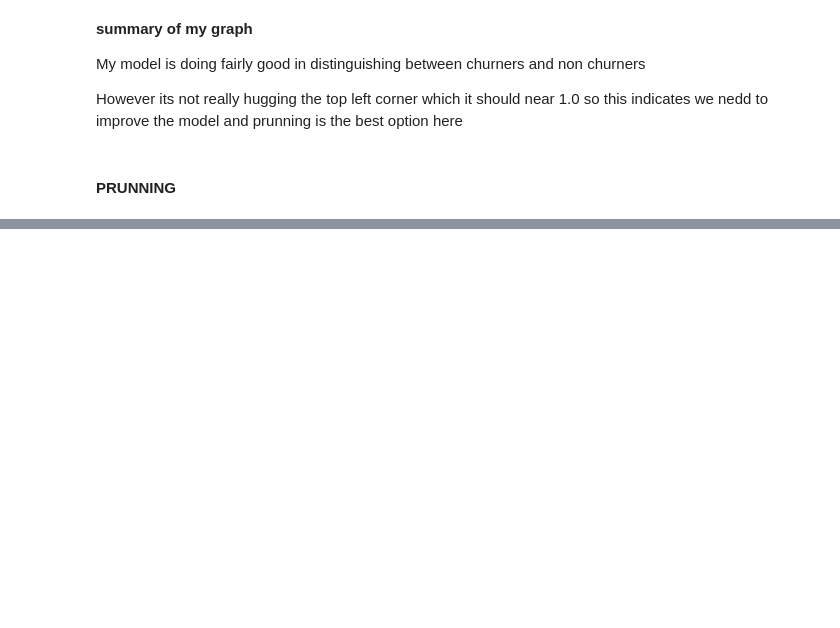
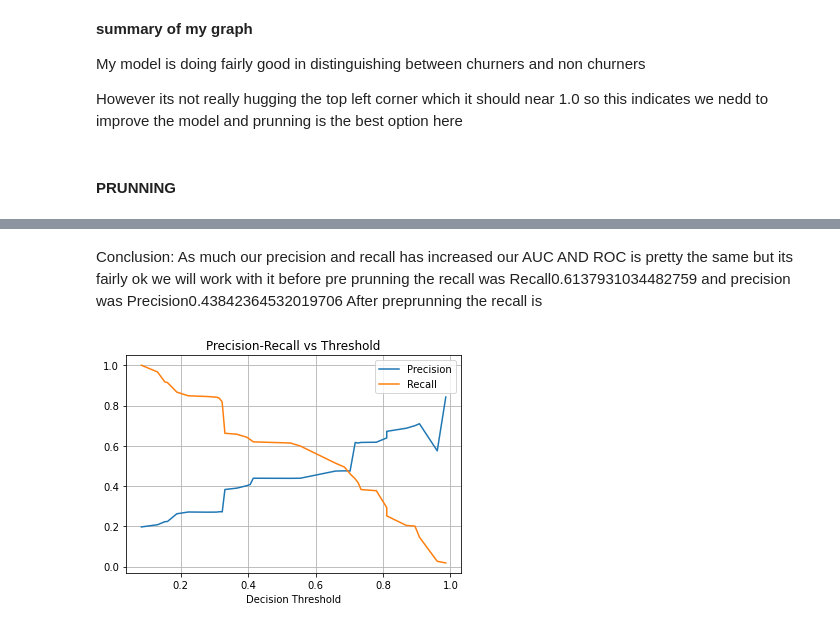
Before and after one commit to justicee-dev/bank-churn, a Jupyter notebook: Project.ipynb, the cells around one changed output, grey strips where cells are left out. Drawn from its saved outputs; the diff is of its cells as text; code cells hidden in the pictures; blank space fills up the shorter version.

```diff
--- a/Project.ipynb
+++ b/Project.ipynb
@@ -653,0 +657,10 @@ However its not really hugging the top left corner which it should near 1.0 so t
+# %%
+tree_m=DecisionTreeClassifier(max_depth=5,   # reduce the depth to 5
+                              min_samples_split=10,
+                              min_samples_leaf=5,
+                              random_state=42,
+                              class_weight='balanced'
+)
+# %%
+#WE WILL TRAIN THE MODEL
+tree_m.fit(X_train_resampled,y_train_resampled)
@@ -653,0 +719,4 @@ However its not really hugging the top left corner which it should near 1.0 so t
+# %% [markdown]
+Conclusion: As much our precision and recall has increased our AUC AND ROC is pretty the same but its fairly ok we will work with it
+before pre prunning the recall was Recall0.6137931034482759 and precision was Precision0.43842364532019706
+After preprunning the recall is
@@ -653,0 +729,15 @@ However its not really hugging the top left corner which it should near 1.0 so t
+# %%
+
+y_scores = tree_m.predict_proba(X_test)[:, 1]
+precisions, recalls, thresholds = precision_recall_curve(y_test, y_scores)
+
+
+plt.plot(thresholds, precisions[:-1], label="Precision")
+plt.plot(thresholds, recalls[:-1], label="Recall")
+plt.xlabel("Decision Threshold")
+plt.legend()
+plt.grid()
+plt.title("Precision-Recall vs Threshold")
+plt.show()
+# %% [output]
+[figure, added]
```
Also changed, not shown: parts of 11 cells of this notebook, 1 other file.
